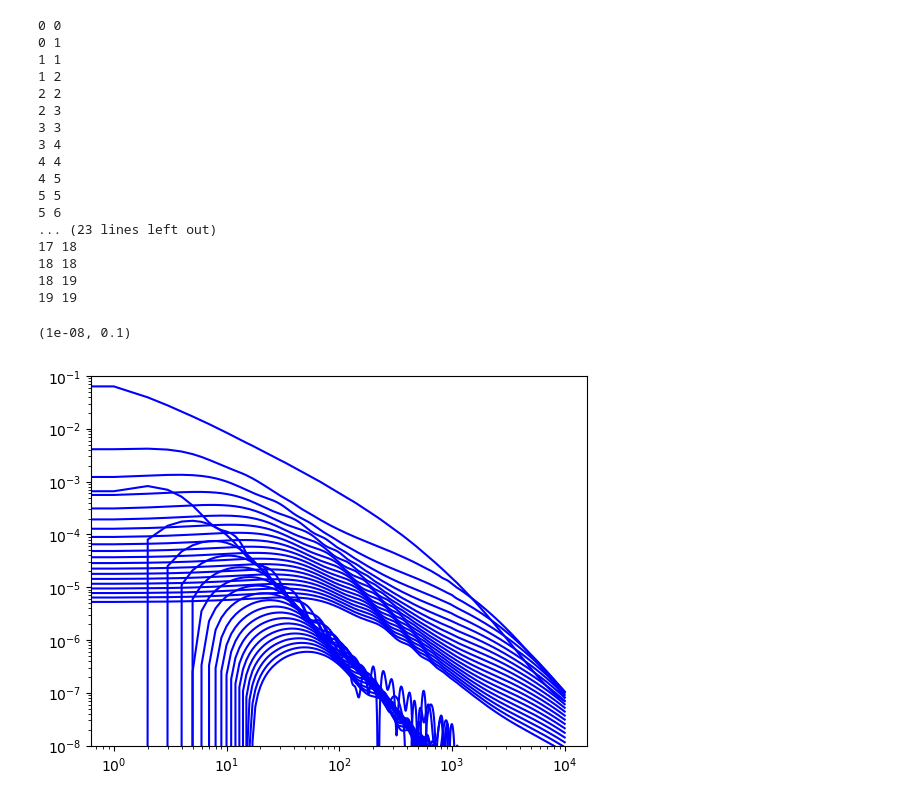
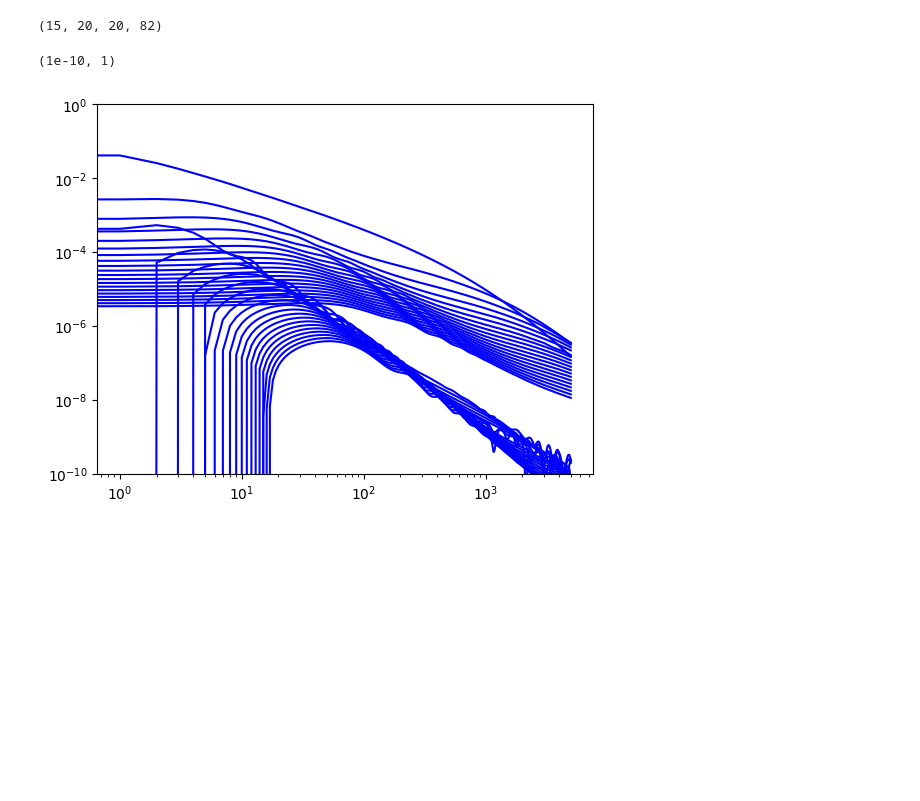
Before and after one commit to koustav-konar/FastNeuralBurst, a Jupyter notebook: Cells/calc_Cells.ipynb, the cells around one changed output. Drawn from its saved outputs; the diff is of its cells as text; code cells hidden in the pictures; blank space fills up the shorter version.

```diff
--- a/Cells/calc_Cells.ipynb
+++ b/Cells/calc_Cells.ipynb
@@ -2,18 +2,18 @@
 import numpy as np
 from scipy.interpolate import RegularGridInterpolator, RectBivariateSpline
 
-C_ells_data = np.load("C_ells_shells_T_AGN.npz")
+C_ells_data = np.load("C_ells_shells_T_AGN_new.npz")
 n_shells = len(C_ells_data['shell_boundaries_z']) - 1
-C_ells = C_ells_data['C_ells']
-ell = C_ells_data['ell']
+C_ells_new = C_ells_data['C_ells']
+ell_new = C_ells_data['ell']
 sigma8_fid = C_ells_data['sigma_8_fid']
-T_AGN_inter = C_ells_data['T_AGN']
-T_AGN_inter = np.linspace(6.8,8.8, 15)
+T_AGN_inter_new = C_ells_data['T_AGN']
 zb = C_ells_data['shell_boundaries_z']
 # %%
-def get_c_ells(T_AGN =7.8, sigma8 = .8, lmax = 10000):
+def get_c_ells(T_AGN =7.8, sigma8 = .8, lmax = 5000, C_ells=C_ells_new, T_AGN_inter = T_AGN_inter_new, ell = ell_new):
     ell_eval = np.arange(lmax)
     c_ells_return = np.zeros((n_shells,n_shells,len(ell_eval)))
+    print(C_ells.shape)
     for i_shell in range(n_shells):
         for j_shell in range(i_shell,n_shells):
             C_ells_inter = RectBivariateSpline(T_AGN_inter, ell, sigma8**2/sigma8_fid**2*C_ells[:,i_shell, j_shell,:])
@@ -21,33 +21,18 @@ def get_c_ells(T_AGN =7.8, sigma8 = .8, lmax = 10000):
             c_ells_return[j_shell,i_shell,:] = c_ells_return[i_shell,j_shell,:]
     return ell_eval,c_ells_return
 # %%
-ells, test_cell = get_c_ells(T_AGN=6.8, sigma8=1)
+ells, test_cell = get_c_ells(T_AGN=6.8, sigma8=.8)
+# %% [output]
+(15, 20, 20, 82)
 # %%
 import matplotlib.pyplot as plt
 
 for i_shell in range(n_shells):
     for j_shell in range(i_shell,n_shells):
         if np.abs(i_shell - j_shell) < 2:
             plt.loglog(ells, test_cell[i_shell,j_shell,:], color = "blue")
 
-plt.ylim(1e-8,1e-1)
+plt.ylim(1e-10,1)
 # %% [output]
-0 0
-0 1
-1 1
-1 2
-2 2
-2 3
-3 3
-3 4
-4 4
-4 5
-5 5
-5 6
-... (23 lines left out)
-17 18
-18 18
-18 19
-19 19
+(1e-10, 1)
-(1e-08, 0.1)
-[figure, old version]
+[figure, new version]
```
Also changed, not shown: parts of 2 cells of this notebook, 3 other files.
